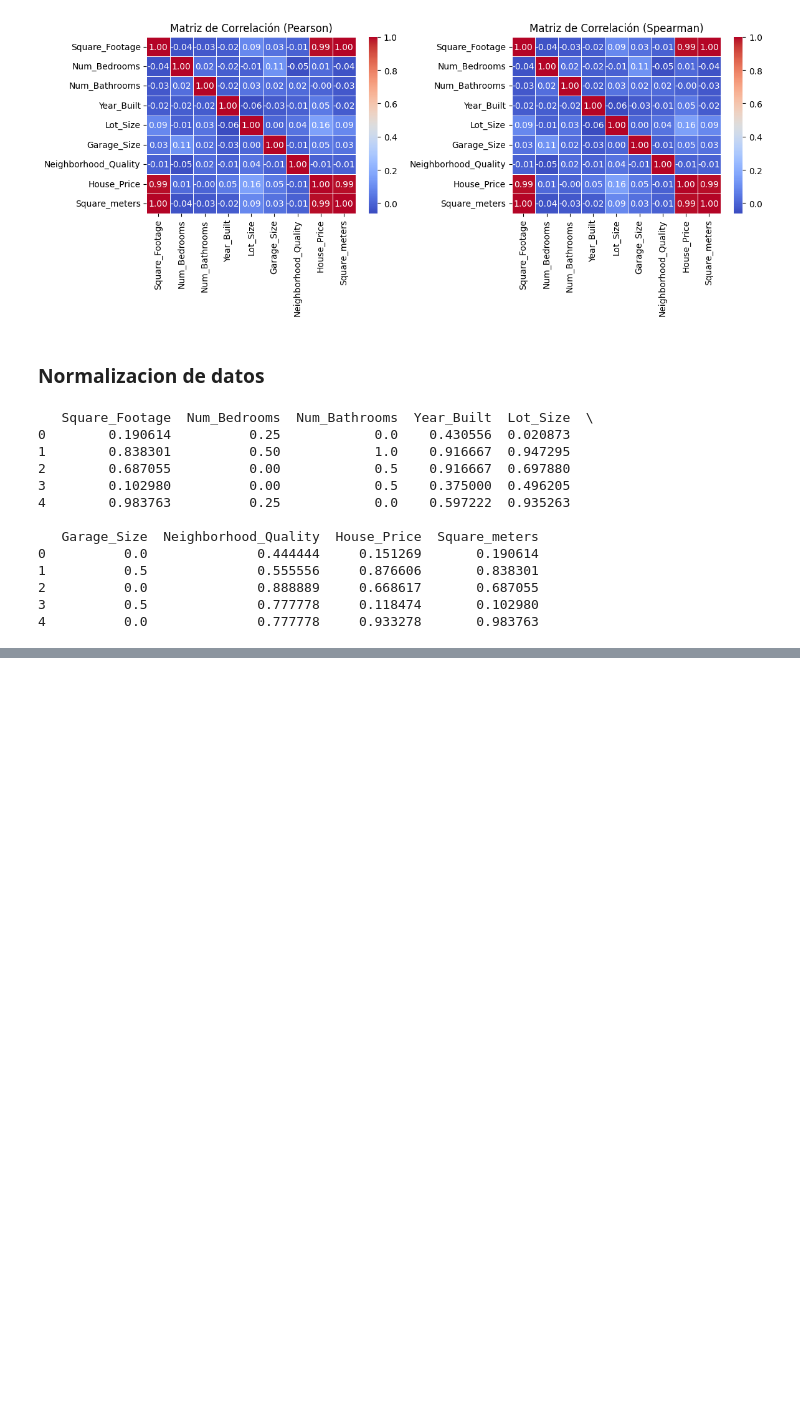
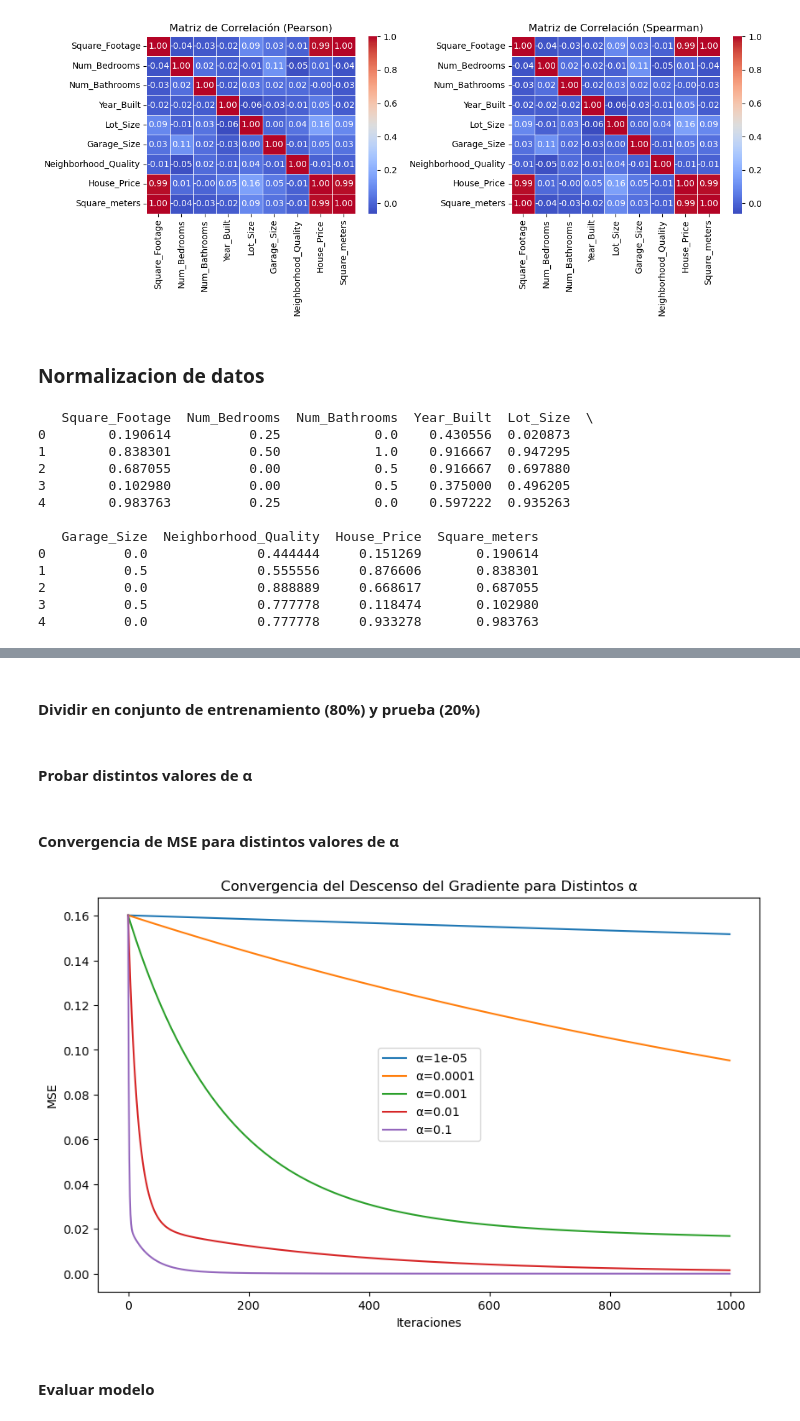
Before and after one commit to Apollo13-0/tarea1-ai, a Jupyter notebook: housePrincing.ipynb, the cells around one changed output, grey strips where cells are left out. Drawn from its saved outputs; the diff is of its cells as text; code cells hidden in the pictures; blank space fills up the shorter version.

```diff
--- a/housePrincing.ipynb
+++ b/housePrincing.ipynb
@@ -202,0 +218,54 @@ print(df_scaled.head())
+# %% [markdown]
+#### Dividir en conjunto de entrenamiento (80%) y prueba (20%)
+# %%
+# Dividir en conjunto de entrenamiento (80%) y prueba (20%)
+m = X.shape[0]
+train_size = int(m * 0.8)
+X_train, X_test = X[:train_size], X[train_size:]
+y_train, y_test = y[:train_size], y[train_size:]
+# %% [markdown]
+#### Probar distintos valores de α
+# %%
+# Probar distintos valores de alpha
+alphas = [0.00001, 0.0001, 0.001, 0.01, 0.1]
+mse_results = {}
+final_ws = {}
+
+for alpha in alphas:
+    # Inicializar parámetros w con ceros
+    n = X.shape[1]  # Número de características (8 + bias)
+    w = np.zeros((n, 1))
+    num_iter = 1000  # Número de iteraciones
+    mse_history = []
+
+    # Descenso del gradiente
+    m_train = len(y_train)
+    for _ in range(num_iter):
+        predictions = X_train.dot(w)  # Calcular hipótesis
+        error = predictions - y_train  # Diferencia con valores reales
+        gradient = (1/m_train) * X_train.T.dot(error)  # Cálculo del gradiente
+        w -= alpha * gradient  # Actualización de parámetros
+
+        # Calcular y almacenar MSE en cada iteración
+        mse = (1 / (2 * m_train)) * np.sum((error) ** 2)
+        mse_history.append(mse)
+
+    mse_results[alpha] = mse_history
+    final_ws[alpha] = w
+# %% [markdown]
+#### Convergencia de MSE para distintos valores de α
+# %%
+# Graficar la convergencia de MSE para distintos valores de α
+plt.figure(figsize=(10, 6))
+for alpha, mse_history in mse_results.items():
+    plt.plot(range(num_iter), mse_history, label=f'α={alpha}')
+
+plt.xlabel('Iteraciones')
+plt.ylabel('MSE')
+plt.title('Convergencia del Descenso del Gradiente para Distintos α')
+plt.legend()
+plt.show()
+# %% [output]
+[figure, added]
+# %% [markdown]
+#### Evaluar modelo
```
Also changed, not shown: parts of 20 cells of this notebook.
